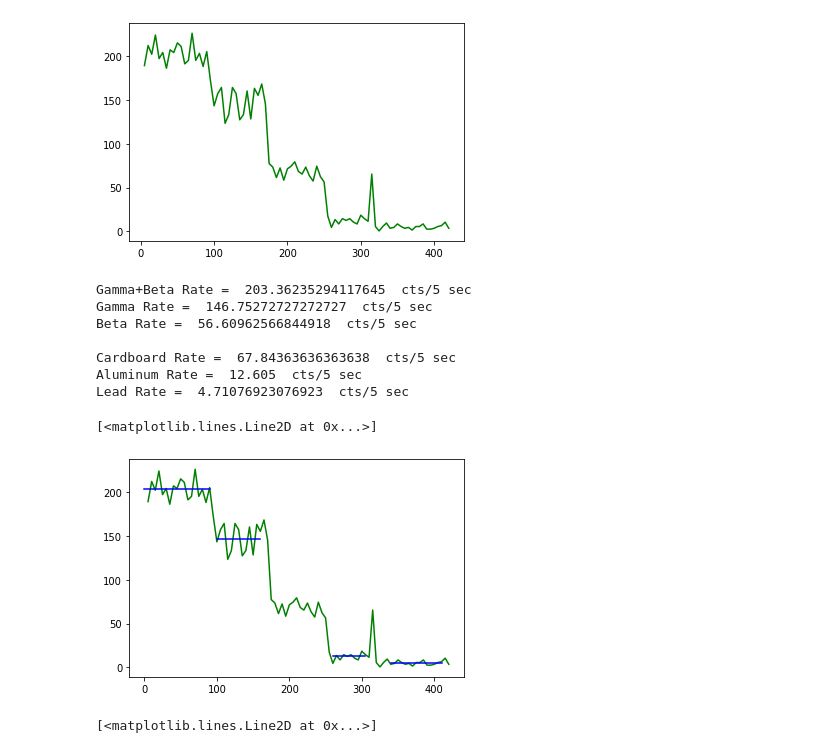
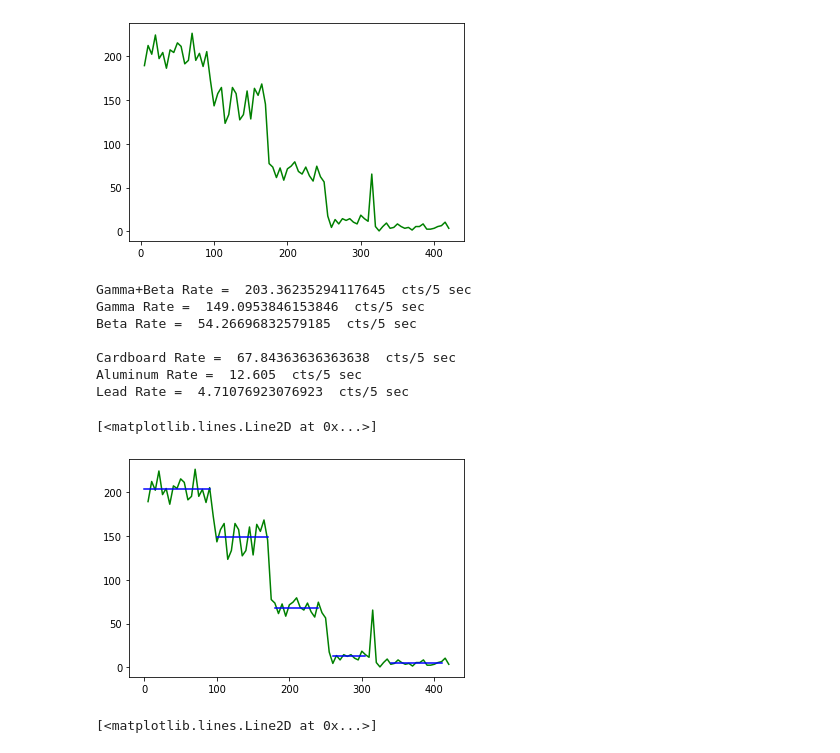
Before and after one commit to nmack21/PhysicsLabs, a Jupyter notebook: PHYS201/RadioactivityLab.ipynb, the cells around one changed output. Saved outputs shown, nothing was run; the diff lists cells and outputs as text; code cells hidden in the pictures.

```diff
--- a/PHYS201/RadioactivityLab.ipynb
+++ b/PHYS201/RadioactivityLab.ipynb
@@ -187,7 +190,7 @@ y = np.array([gammabeta_rate,gammabeta_rate])
 plt.plot(x,y,'b-')
 
 t1min = 100.0
-t1max = 160.0
+t1max = 170.0
 gamma = radium[radium['Time (s) Radium']>t1min]
 gamma = gamma[gamma['Time (s) Radium']<t1max]
 
@@ -209,41 +212,43 @@ cardboard = cardboard[cardboard['Time (s) Radium']<t1max]
 cardboard_rate = cardboard['Background Subtracted (cts/5s) Radium'].mean()*1.0
 print ('Cardboard Rate = ',cardboard_rate,' cts/5 sec')
 
-
+x = np.array([t1min,t1max])
+y = np.array([cardboard_rate,cardboard_rate])
+plt.plot(x,y,'b-')
 
 t1min = 260.0
 t1max = 305.0
 aluminum = radium[radium['Time (s) Radium']>t1min]
 aluminum = aluminum[aluminum['Time (s) Radium']<t1max]
 
 aluminum_rate = aluminum['Background Subtracted (cts/5s) Radium'].mean()*1.0
 print ('Aluminum Rate = ',aluminum_rate,' cts/5 sec')
 
 x = np.array([t1min,t1max])
 y = np.array([aluminum_rate,aluminum_rate])
 plt.plot(x,y,'b-')
 
 t1min = 340.0
 t1max = 410.0
 lead = radium[radium['Time (s) Radium']>t1min]
 lead = lead[lead['Time (s) Radium']<t1max]
 
 lead_rate = lead['Background Subtracted (cts/5s) Radium'].mean()*1.0
 print ('Lead Rate = ',lead_rate,' cts/5 sec')
 
 x = np.array([t1min,t1max])
 y = np.array([lead_rate,lead_rate])
 plt.plot(x,y,'b-')
 # %% [output]
 Gamma+Beta Rate =  203.36235294117645  cts/5 sec
-Gamma Rate =  146.75272727272727  cts/5 sec
-Beta Rate =  56.60962566844918  cts/5 sec
+Gamma Rate =  149.0953846153846  cts/5 sec
+Beta Rate =  54.26696832579185  cts/5 sec
 
 Cardboard Rate =  67.84363636363638  cts/5 sec
 Aluminum Rate =  12.605  cts/5 sec
 Lead Rate =  4.71076923076923  cts/5 sec
 [<matplotlib.lines.Line2D at 0x...>]
-[figure, old version]
+[figure, new version]
 # %%
 #plt.plot(radsamples['Time (s) RadSamples'],radsamples['Geiger Counts (counts/sample) RadSamples'],'r.')
 #plt.plot(radsamples['Time (s) RadSamples'],radsamples['RootN (cts/5s) RadSamples'],'b--')
```
Also changed, not shown: parts of 2 cells of this notebook.
